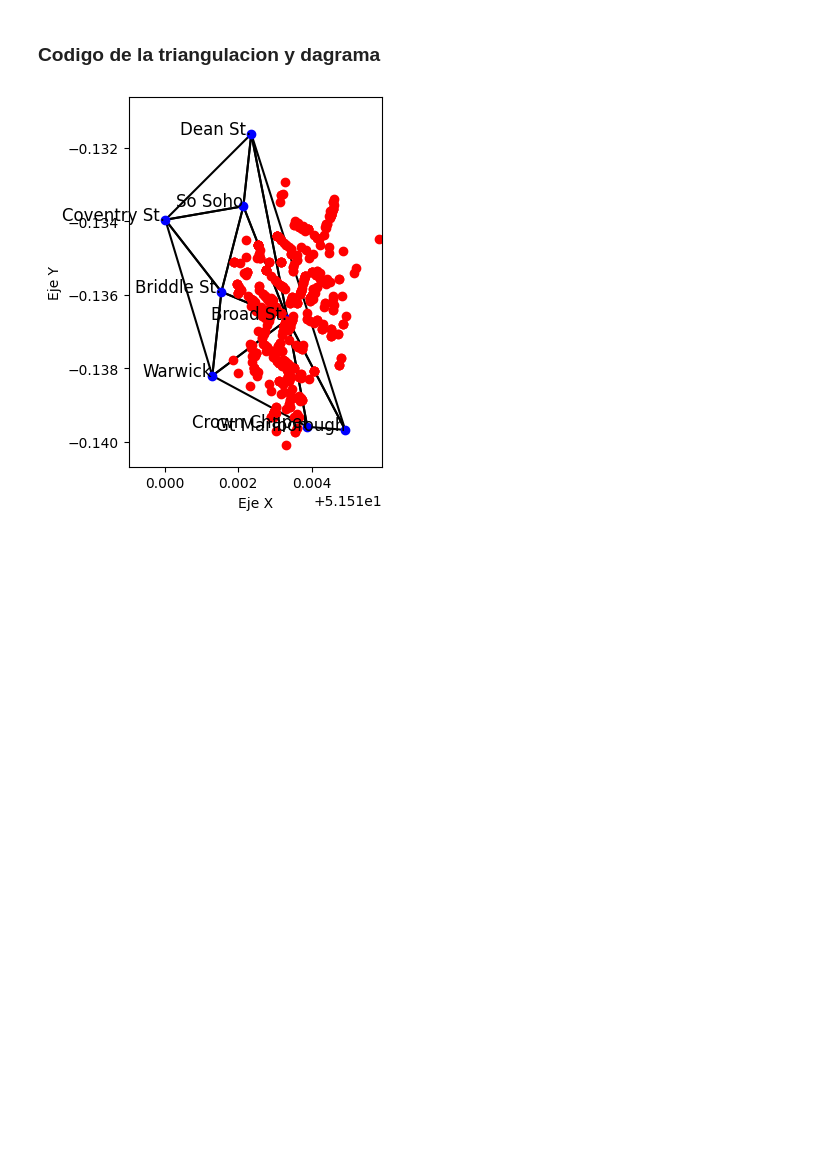
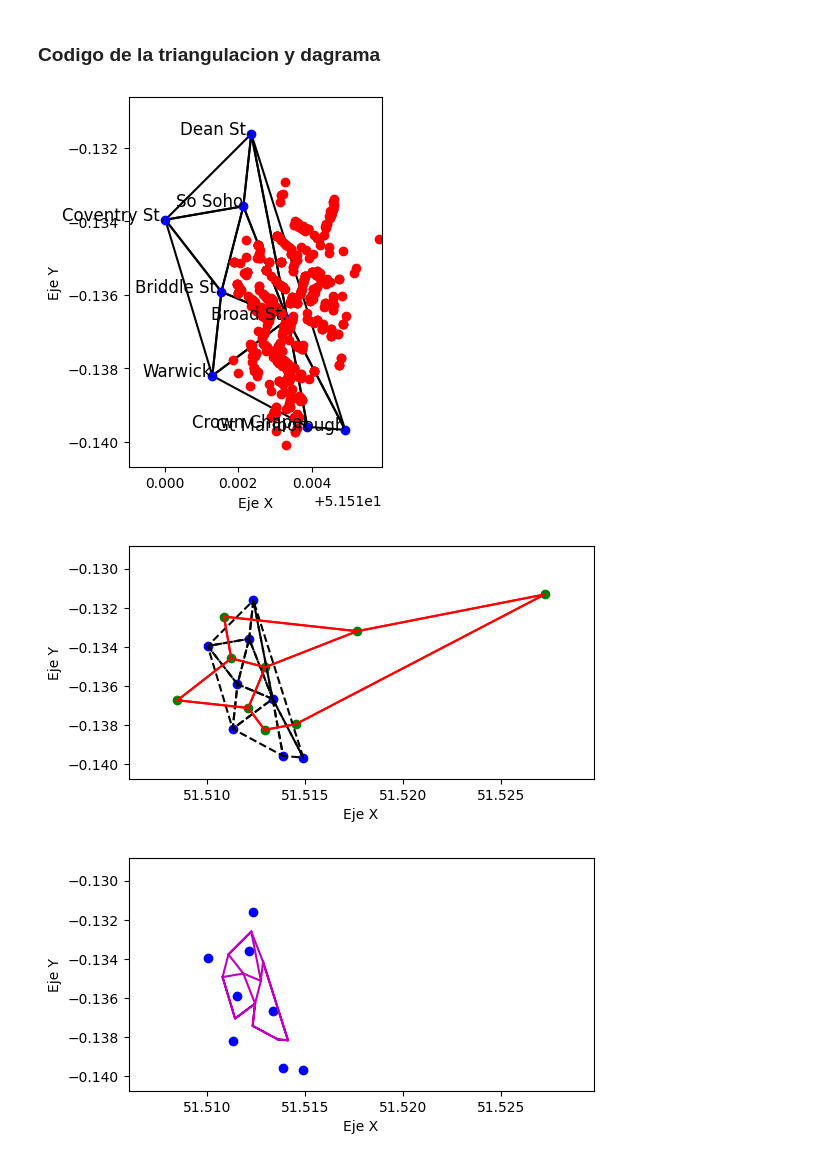
Before and after one commit to ElingeMisa/Algoritmos_, a Jupyter notebook: Scripts/Python/Act4.3DiagramasdeVoronoy.ipynb, the cells around one changed output. Cells and saved outputs as stored; diff of their text form; code cells hidden in the pictures; blank space fills up the shorter version.

```diff
--- a/Scripts/Python/Act4.3DiagramasdeVoronoy.ipynb
+++ b/Scripts/Python/Act4.3DiagramasdeVoronoy.ipynb
@@ -51,6 +51,10 @@ class Triangulo:
     def __init__(self, puntos):
         self.puntos = puntos
         self.circuncentro, self.circunradio = calcular_circuncentro_y_radio(*puntos)
+
+        self.medios = []
+        for i in range(3):
+            self.medios.append(Punto((self.puntos[i].x + self.puntos[(i+1)%3].x)/2, (self.puntos[i].y + self.puntos[(i+1)%3].y)/2))
 # %% [markdown]
 ### Funciones de la tarea anterior
 # %%
@@ -155,3 +161,13 @@ def cargar_deaths(archivo):
+# %%
+# Clase para los polígonos Voronoi
+class PoligonoVoronoi:
+    def __init__(self, puntos):
+        # Los puntos que forman el polígono Voronoi
+        self.puntos = puntos
+
+    def show(self):
+        # Muestra las coordenadas de los puntos del polígono
+        return [(p.x, p.y) for p in self.puntos]
 # %% [markdown]
 ### Funciones nuevas partiendo de una triangulacion
 # %% [markdown]
@@ -192,27 +305,31 @@ def graficar_diagrama_voronoi(puntos, segmentos_voronoi):
 # %%
 
 # ---- Inicio del código ---- #
 # nombre del archivo
 archivo_pumps = "/Users/misa_v/Library/CloudStorage/OneDrive-InstitutoTecnologicoydeEstudiosSuperioresdeMonterrey/Sem 5/Algoritmos_/Scripts/Python/pumps.csv"
 archivo_deaths = "/Users/misa_v/Library/CloudStorage/OneDrive-InstitutoTecnologicoydeEstudiosSuperioresdeMonterrey/Sem 5/Algoritmos_/Scripts/Python/deaths.csv"
 
 
 
+# Cargar puntos desde los archivos
 puntos_name = cargar_puntos_name(archivo_pumps)
 puntos_deaths = cargar_deaths(archivo_deaths)
 
-#iniciamos los puntos con los limites de la ciudad
+# Inicializar los puntos para la triangulación
+puntos = [Punto(punto.x, punto.y) for punto in puntos_name]
 
-#puntos = [Punto(0,-0.140), Punto(0,-0.130), Punto(0.006,-0.140)]
-puntos = []
-for punto in puntos_name:
-    puntos.append(Punto(punto.x, punto.y))
-
+# Crear triangulación de Delaunay
 triangulos = triangulacion_delaunay(puntos)
 
+# Generar los segmentos y polígonos de Voronoi
+segmentos = segmentos_voronoi(triangulos)
+poligonos = poligonos_voronoi(triangulos)  # Asegúrate de almacenar los polígonos en una variable
 
 graficar_triangulos_y_puntos(puntos_name, triangulos, puntos_deaths)
-
-# Crear puntos límite para el super cuadrado
+# Graficar el diagrama de Voronoi utilizando los segmentos y los polígonos
+graficar_diagrama_voronoi(puntos_name, puntos_deaths, triangulos, segmentos)
+graficar_poligonos_voronoi(puntos_name, puntos_deaths, triangulos, poligonos)  # Utiliza la variable poligonos
 # %% [output]
 [figure]
+[figure, added]
+[figure, added]
```
Also changed, not shown: parts of 3 cells of this notebook, 1 other file.
